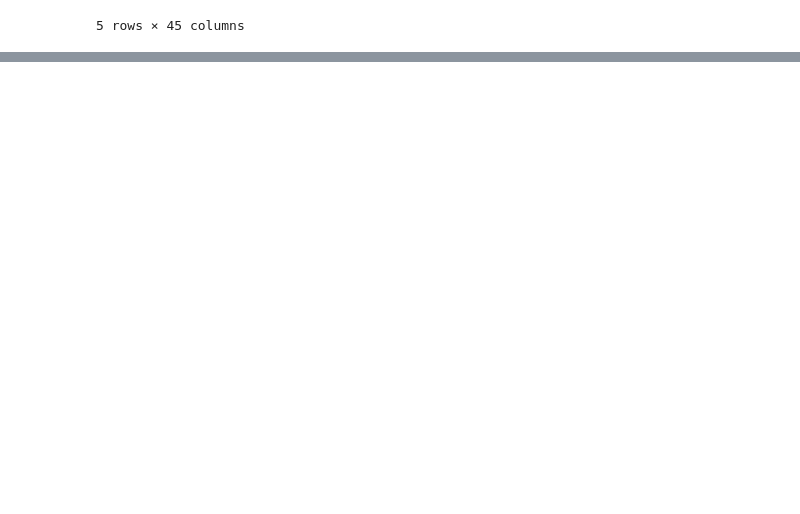
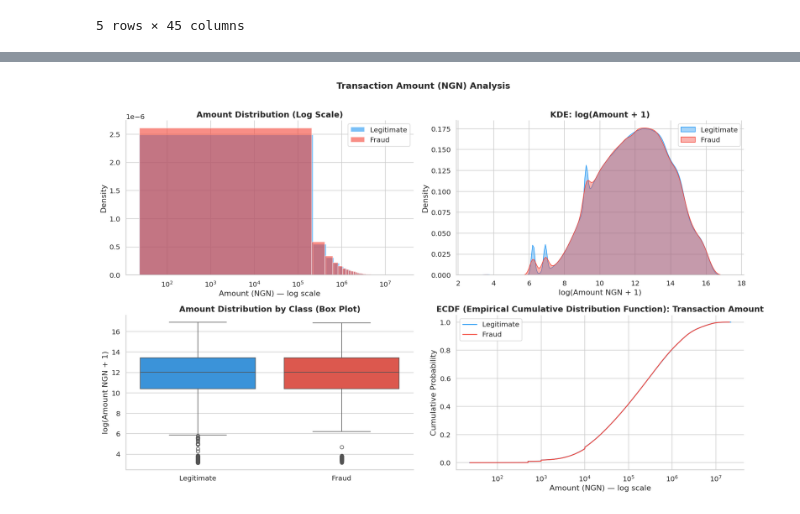
Before and after one commit to thedataboy001/naijashield, a Jupyter notebook: notebooks/01_eda.ipynb, the cells around one changed output, grey strips where cells are left out. Cells and saved outputs as stored; diff of their text form; code cells hidden in the pictures; blank space fills up the shorter version.

```diff
--- a/notebooks/01_eda.ipynb
+++ b/notebooks/01_eda.ipynb
@@ -15,0 +360,13 @@ data.head()
+# %%
+# Transaction Amount (NGN) Statistics
+
+legit = data[data["is_fraud"] == 0]["amount_ngn"]
+fraud = data[data["is_fraud"] == 1]["amount_ngn"]
+
+print("=" * 65)
+print("AMOUNT (NGN) STATISTICS")
+print("=" * 65)
+
+amount_stats = data.groupby("is_fraud")["amount_ngn"].describe()
+amount_stats.index = ["Legitimate", "Fraud"]
+print(amount_stats.round(2).to_string())
@@ -15,0 +380,82 @@ data.head()
+# %%
+# --- KDE + Histogram ---
+
+fig, axes = plt.subplots(2, 2, figsize=(16, 10))
+
+# Raw distribution (log scale)
+
+axes[0, 0].hist(
+    legit, bins=100, alpha=0.6,
+    color="#2196F3", label="Legitimate", density=True
+)
+axes[0, 0].hist(
+    fraud, bins=100, alpha=0.6,
+    color="#F44336", label="Fraud", density=True
+)
+axes[0, 0].set_xscale("log")
+axes[0, 0].set_title("Amount Distribution (Log Scale)")
+axes[0, 0].set_xlabel("Amount (NGN) — log scale")
+axes[0, 0].set_ylabel("Density")
+axes[0, 0].legend()
+
+# KDE on log-transformed amounts
+
+log_legit = np.log1p(legit)
+log_fraud = np.log1p(fraud)
+axes[0, 1].set_title("KDE: log(Amount + 1)")
+sns.kdeplot(log_legit, ax=axes[0, 1], color="#2196F3",
+            label="Legitimate", fill=True, alpha=0.4)
+sns.kdeplot(log_fraud, ax=axes[0, 1], color="#F44336",
+            label="Fraud", fill=True, alpha=0.4)
+axes[0, 1].set_xlabel("log(Amount NGN + 1)")
+axes[0, 1].legend()
+
+# Box plot
+
+axes[1, 0].set_title("Amount Distribution by Class (Box Plot)")
+data_plot = data.copy()
+data_plot["log_amount"] = np.log1p(data_plot["amount_ngn"])
+data_plot["label"] = data_plot["is_fraud"].map(FRAUD_LABELS)
+sns.boxplot(
+    data=data_plot, x="label", y="log_amount",
+    palette={"Legitimate": "#2196F3", "Fraud": "#F44336"},
+    ax=axes[1, 0]
+)
+axes[1, 0].set_xlabel("")
+axes[1, 0].set_ylabel("log(Amount NGN + 1)")
+
+# ECDF (Empirical Cumulative Distribution Function)
+
+axes[1, 1].set_title("ECDF (Empirical Cumulative Distribution Function): Transaction Amount")
+for subset, label, color in [
+    (legit, "Legitimate", "#2196F3"),
+    (fraud, "Fraud", "#F44336")
+]:
+    sorted_vals = np.sort(subset)
+    ecdf = np.arange(1, len(sorted_vals) + 1) / len(sorted_vals)
+    axes[1, 1].plot(sorted_vals, ecdf, label=label, color=color, linewidth=1.5)
+axes[1, 1].set_xscale("log")
+axes[1, 1].set_xlabel("Amount (NGN) — log scale")
+axes[1, 1].set_ylabel("Cumulative Probability")
+axes[1, 1].legend()
+
+plt.suptitle("Transaction Amount (NGN) Analysis", fontsize=15,
+             fontweight="bold", y=1.01)
+plt.tight_layout()
+plt.savefig("eda_visuals/amount_distribution_analysis.png", bbox_inches="tight")
+plt.show()
+
+# --- Statistical test ---
+print("\n" + "=" * 65)
+print("MANN-WHITNEY U TEST: Fraud vs Legitimate Amounts")
+print("=" * 65)
+
+# Rationale: Mann-Whitney is used (not t-test) because amount
+# is highly skewed — we cannot assume normality.
+
+stat, p_val = stats.mannwhitneyu(fraud, legit, alternative="two-sided")
+print(f"  U-statistic : {stat:,.0f}")
+print(f"  p-value     : {p_val:.4e}")
+print(f"  Conclusion  : {'Significant difference ✅' if p_val < 0.05 else 'No significant difference ❌'}")
+# %% [output]
+[figure, added]
```
Also changed, not shown: parts of 29 cells of this notebook, 17 other files.
